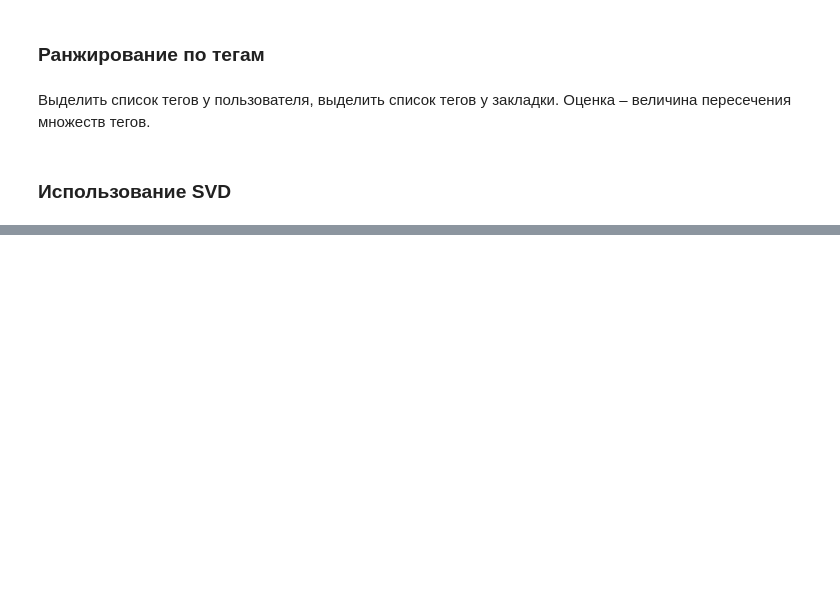
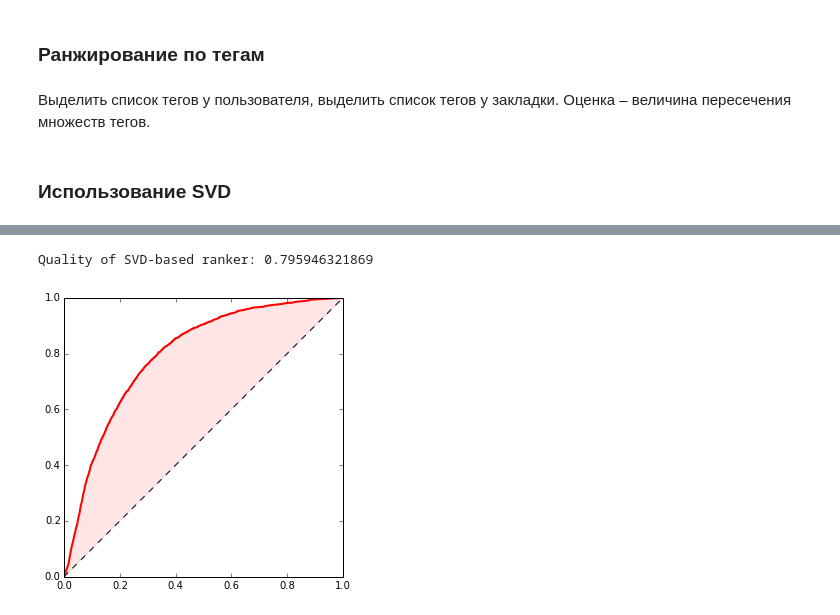
Before and after one commit to romovpa/seminar-ml, a Jupyter notebook: recommender/Recommendations - Delicious.ipynb, the cells around one changed output, grey strips where cells are left out. Drawn from its saved outputs; the diff is of its cells as text; code cells hidden in the pictures; blank space fills up the shorter version.

Commit message:
changes, simplesvd improved

```diff
--- a/recommender/Recommendations - Delicious.ipynb
+++ b/recommender/Recommendations - Delicious.ipynb
@@ -188,6 +189,9 @@ user_taggedbookmarks['hidden'] = x.hidden.fillna(value=False)
 user_taggedbookmarks.sort('bookmarkOccurrences', ascending=False).head()
 
 train = user_taggedbookmarks[user_taggedbookmarks.hidden == False].drop('hidden', axis=1)
+train['bookmarkID'] = train['bookmarkID'].astype(int)
+train['bookmarkOccurrences'] = train['bookmarkOccurrences'].astype(int)
+train['userID'] = train['userID'].astype(int)
 train_user_bookmarks = train.groupby(['userID', 'bookmarkID'])['timestamp'].min().reset_index()
 train_bookmark_counts = train_user_bookmarks.bookmarkID.value_counts()
 train_user_bookmarks['bookmarkOccurrences'] = train_bookmark_counts[train_user_bookmarks.bookmarkID].values
@@ -338,0 +334,14 @@ simplesvd.shift(data,
+# %%
+unique_userIDs = unique(train_user_bookmarks.userID.values)
+user_index_map = zeros(unique_userIDs.max() + 1, dtype=int)
+user_index_map[unique_userIDs] = arange(len(unique_userIDs), dtype=int)
+
+unique_bookmarkIDs = unique(train_user_bookmarks.bookmarkID.values)
+bookmark_index_map = zeros(unique_bookmarkIDs.max() + 1, dtype=int)
+bookmark_index_map[unique_bookmarkIDs] = arange(len(unique_bookmarkIDs), dtype=int)
+
+data = (user_index_map[train_user_bookmarks.userID.values], bookmark_index_map[train_user_bookmarks.bookmarkID.values])
+# %%
+import simplesvd
+reload(simplesvd)
+X, Y = simplesvd.svd_als(data, rank=5, c_default=0.01, p_default=-1, penalty=1e-2, verbose=True, iters=5)
@@ -338,0 +356,12 @@ simplesvd.shift(data,
+# %%
+def svd_ranker(test):
+    global X, Y
+    userIdx = user_index_map[test.userID.values]
+    bookmarkIdx = bookmark_index_map[test.bookmarkID.values]
+    return (X[userIdx, :] * Y[bookmarkIdx, :]).sum(axis=1).T
+# %%
+r, auc = estimate_quality(test, svd_ranker, True)
+print 'Quality of SVD-based ranker:', auc
+# %% [output]
+Quality of SVD-based ranker: 0.795946321869
+[figure, added]
```
Also changed, not shown: parts of 11 cells of this notebook, 1 other file.
